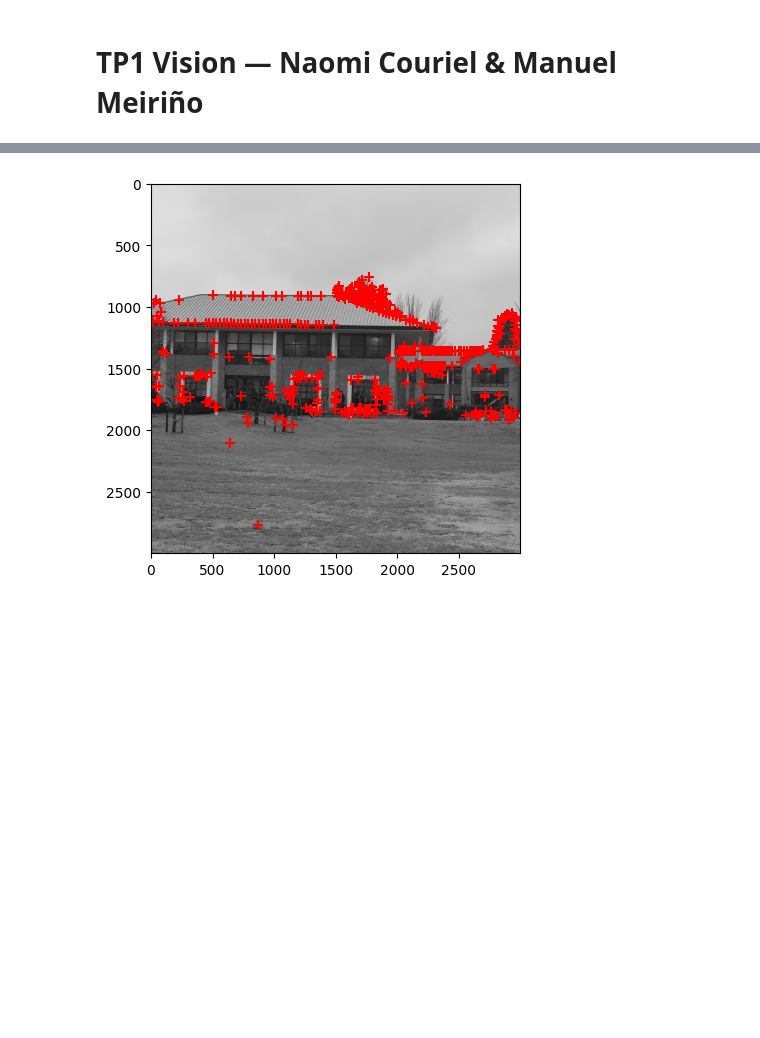
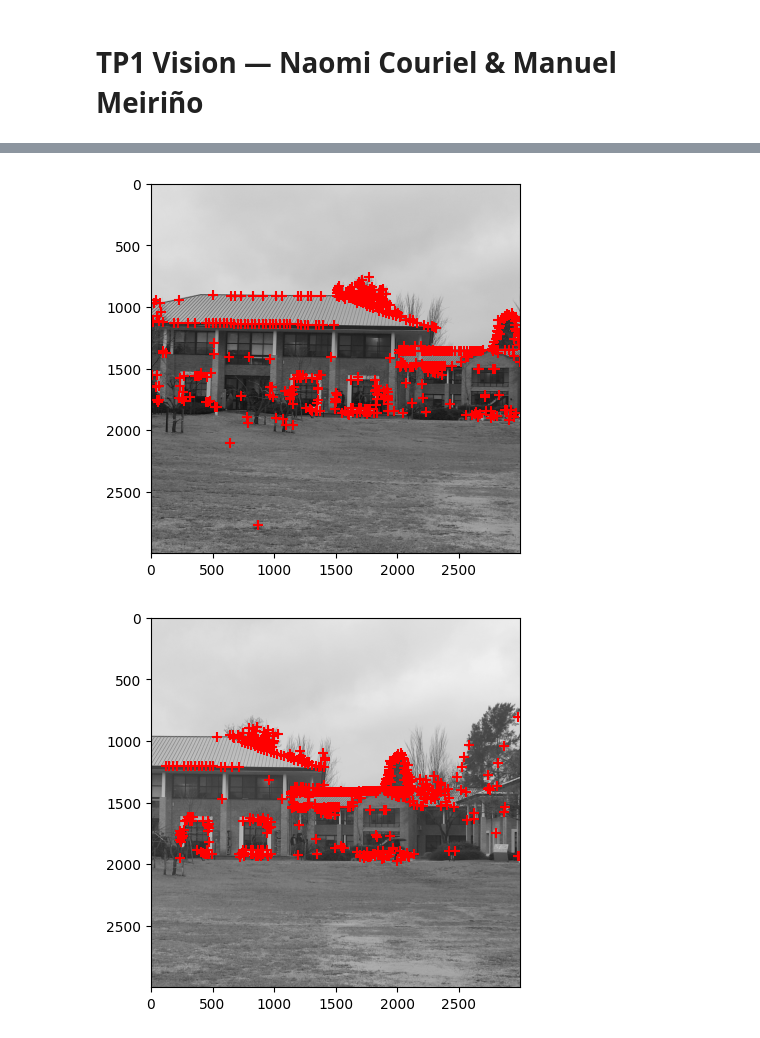
Before and after one commit to manumei/tp1-vision, a Jupyter notebook: panoramic.ipynb, the cells around one changed output, grey strips where cells are left out. Drawn from its saved outputs; the diff is of its cells as text; code cells hidden in the pictures; blank space fills up the shorter version.

```diff
--- a/panoramic.ipynb
+++ b/panoramic.ipynb
@@ -52,6 +52,13 @@ def plot_corners(img, max_corners, **kwargs):
 # %%
 plot_corners(udesa0, max_corners=500, method='harris')
 plot_corners(udesa0, max_corners=500, method='shi-tomasi')
+
+plot_corners(udesa1, max_corners=500, method='harris')
+plot_corners(udesa1, max_corners=500, method='shi-tomasi')
+
+plot_corners(udesa2, max_corners=500, method='harris')
+plot_corners(udesa2, max_corners=500, method='shi-tomasi')
 # %% [output]
 [figure]
 [figure]
+[figure, added]
```
Also changed, not shown: parts of 4 cells of this notebook.
